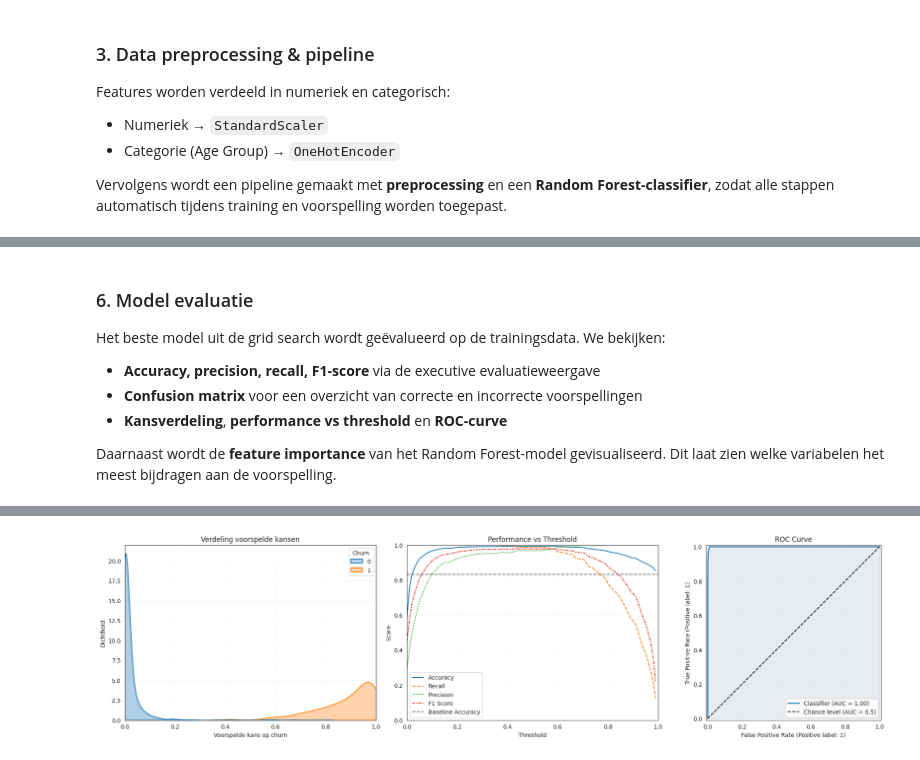
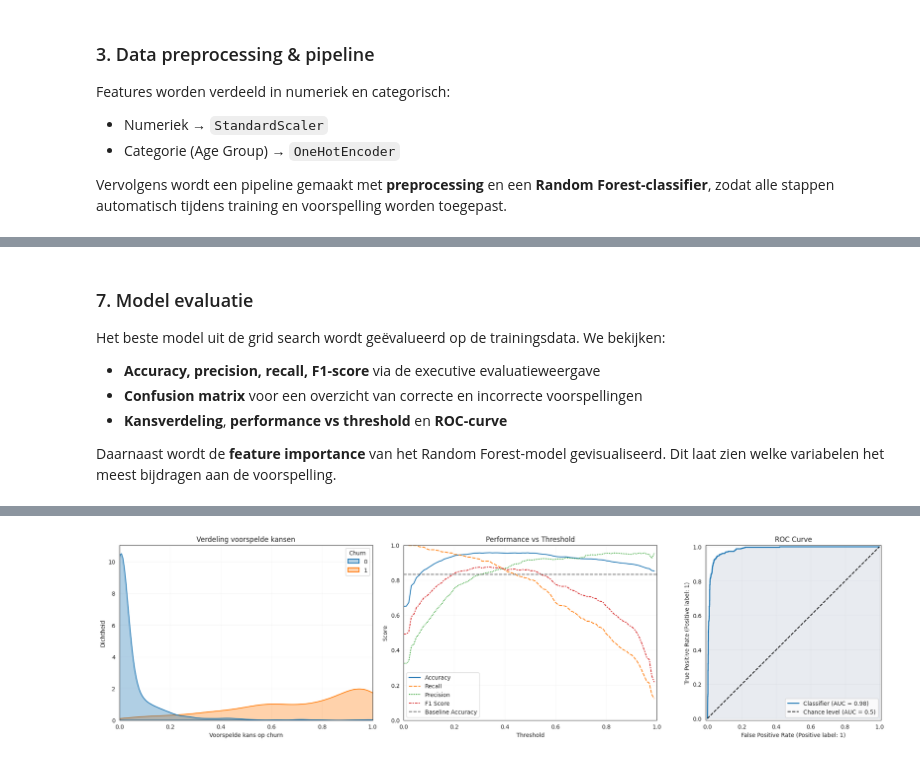
Before and after one commit to Murielle01/BP-3.4, a Jupyter notebook: scripts/opdracht 2/randomforest.ipynb, the cells around one changed output, grey strips where cells are left out. Cells and saved outputs as stored; diff of their text form; code cells hidden in the pictures.

Commit message:
random_forrest naar pkl met ctrl s

```diff
--- a/scripts/opdracht 2/randomforest.ipynb
+++ b/scripts/opdracht 2/randomforest.ipynb
@@ -419,7 +419,10 @@ preprocessor = ColumnTransformer([
 
 rf_pipe = Pipeline([
     ("preprocessing", preprocessor),
-    ("model", RandomForestClassifier(n_estimators=200, random_state=42))
+    ('model', RandomForestClassifier(
+        warm_start = True,
+        oob_score = roc_auc_score,
+        random_state=2026))
 ])
 
 rf_pipe
@@ -440,0 +450,18 @@ Pipeline(steps=[('preprocessing',
+# %%
+oob_scores = []
+n_estimators = 300
+
+for i in range(20, n_estimators + 1, 20):
+    rf_pipe.set_params(model__n_estimators=i)
+    rf_pipe.fit(X, y)
+    oob_scores.append(rf_pipe.named_steps['model'].oob_score_)
+
+sns.lineplot(x = range(20, n_estimators + 1, 20), y = oob_scores, label="OOB AUC")
+plt.xlabel('Aantal bomen')
+plt.xticks( range(20, n_estimators + 1, 20))
+plt.ylabel('Out of bag AUC')
+plt.axvline(x=120, color='red', linestyle='--',linewidth=2, label='Optimal n_estimators')
+plt.title("Out-of-Bag AUC vs Aantal Bomen")
+plt.legend()
+plt.grid(True, linestyle='--', alpha=0.4)
+plt.show()
@@ -477,0 +479,12 @@ GridSearchCV(cv=5,
+# %%
+mtry = [2, 3, 4, 5, 6, 7, 8, 9, 10, 20, 30, 40]
+rf_pipe.set_params(
+    model__n_estimators = 120,
+    model__warm_start = False)
+gridsearch_rf = GridSearchCV(
+    rf_pipe,
+    param_grid = {'model__max_features': mtry},
+    scoring = 'roc_auc',
+    n_jobs=-2)
+
+gridsearch_rf.fit(X, y)
@@ -510,5 +556,5 @@ print(gridsearch_rf.best_params_)
 # %% [markdown]
-### 6. Model evaluatie
+### 7. Model evaluatie
 
 Het beste model uit de grid search wordt geëvalueerd op de trainingsdata.
 We bekijken:
@@ -524,7 +570,9 @@ display_executive_model_evaluation(y, y_pred, class_names=["Blijft", "Vertrekt"]
 # %% [output]
 [interactive output not drawn]
 # %%
-y_prob = gridsearch_rf.predict_proba(X)[:, 1]
-evaluate_classification_model(y, y_prob, X, df)
+best_model = gridsearch_rf.best_estimator_
+p_pred = best_model.named_steps['model'].oob_decision_function_[:, 1]
+
+evaluate_classification_model(y, p_pred, X, df)
 # %% [output]
-[figure, old version]
+[figure, new version]
```
Also changed, not shown: parts of 19 cells of this notebook.
